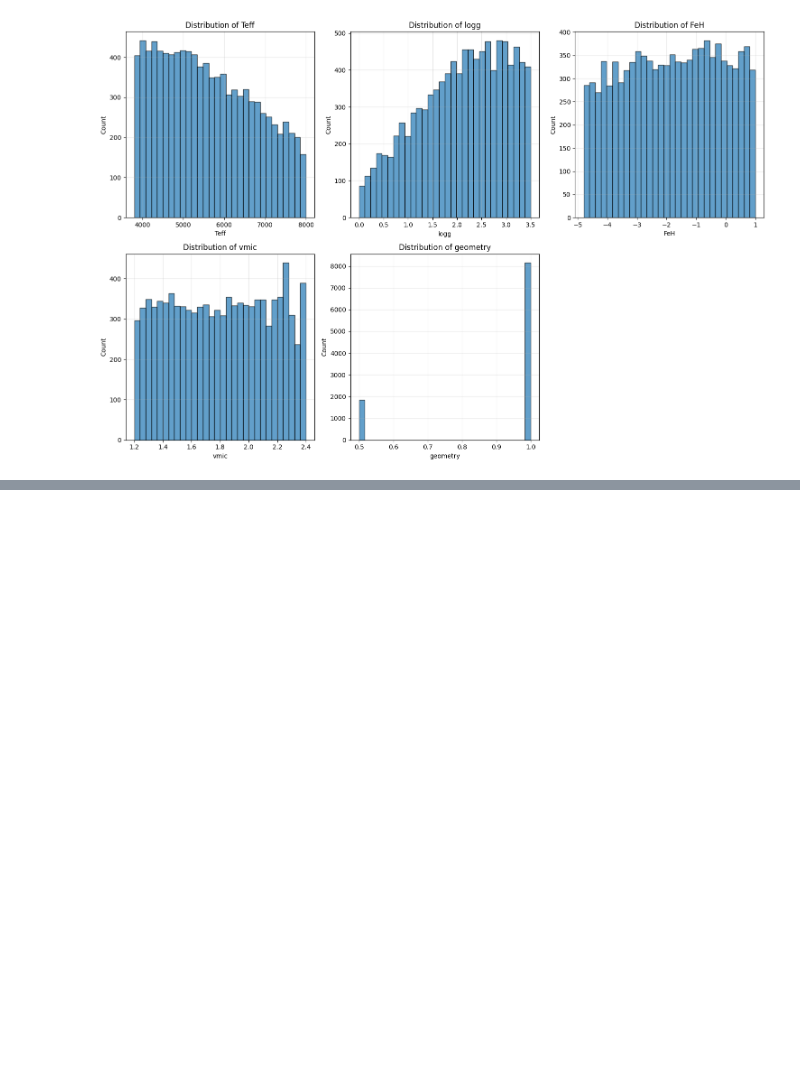
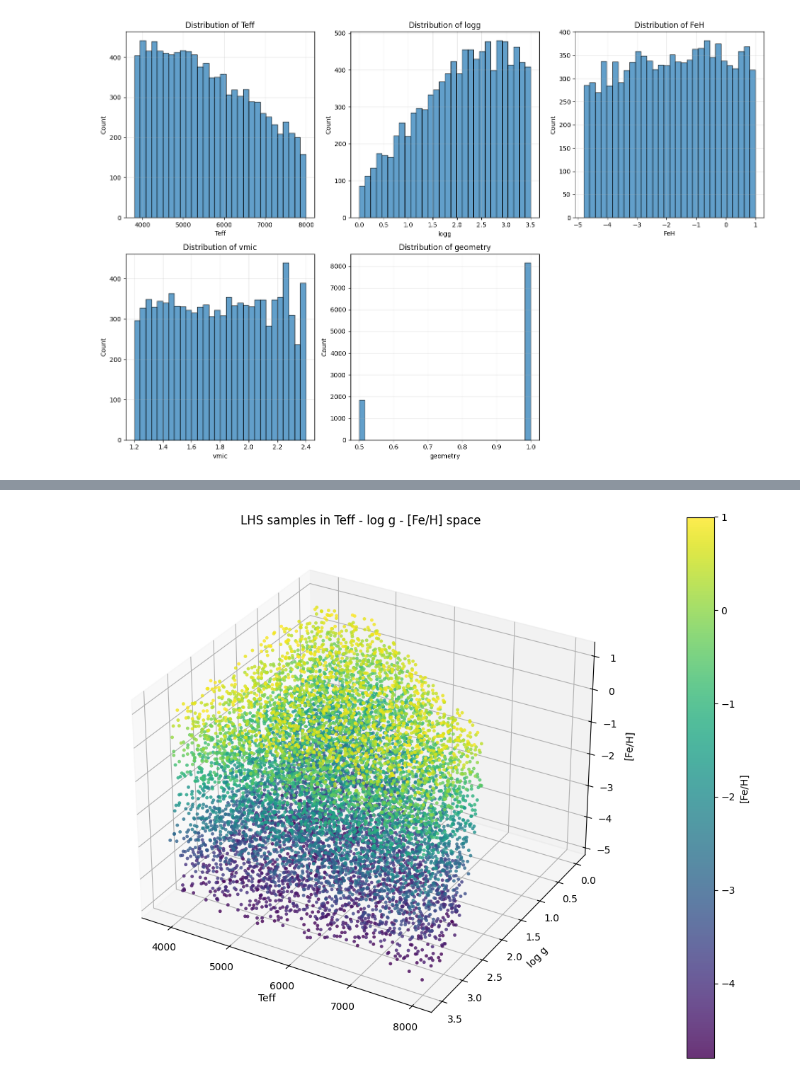
Before and after one commit to mkim0029/WEAVE_Pristine, a Jupyter notebook: data/notebooks/explore_raw_data.ipynb, the cells around one changed output, grey strips where cells are left out. Saved outputs shown, nothing was run; the diff lists cells and outputs as text; code cells hidden in the pictures; blank space fills up the shorter version.

```diff
--- a/data/notebooks/explore_raw_data.ipynb
+++ b/data/notebooks/explore_raw_data.ipynb
@@ -103,0 +121,25 @@ plt.show()
+# %%
+# Matplotlib 3D scatter of Teff, logg, FeH
+# prepare data (assumes `df` is your metadata DataFrame)
+df_sub = df[['Teff', 'logg', 'FeH']].dropna()
+x = df_sub['Teff'].values
+y = df_sub['logg'].values
+z = df_sub['FeH'].values
+
+fig = plt.figure(figsize=(10, 8))
+ax = fig.add_subplot(111, projection='3d')
+p = ax.scatter(x, y, z, c=z, cmap='viridis', s=12, alpha=0.8, edgecolors='none')
+
+ax.set_xlabel('Teff')
+ax.set_ylabel('log g')
+ax.set_zlabel('[Fe/H]')
+ax.invert_yaxis()  # common for Teff-logg plots (higher logg downwards)
+
+cbar = fig.colorbar(p, pad=0.1)
+cbar.set_label('[Fe/H]')
+
+plt.title('LHS samples in Teff - log g - [Fe/H] space')
+plt.tight_layout()
+plt.show()
+# %% [output]
+[figure, added]
```
Also changed, not shown: parts of 4 cells of this notebook, 3 other files.
